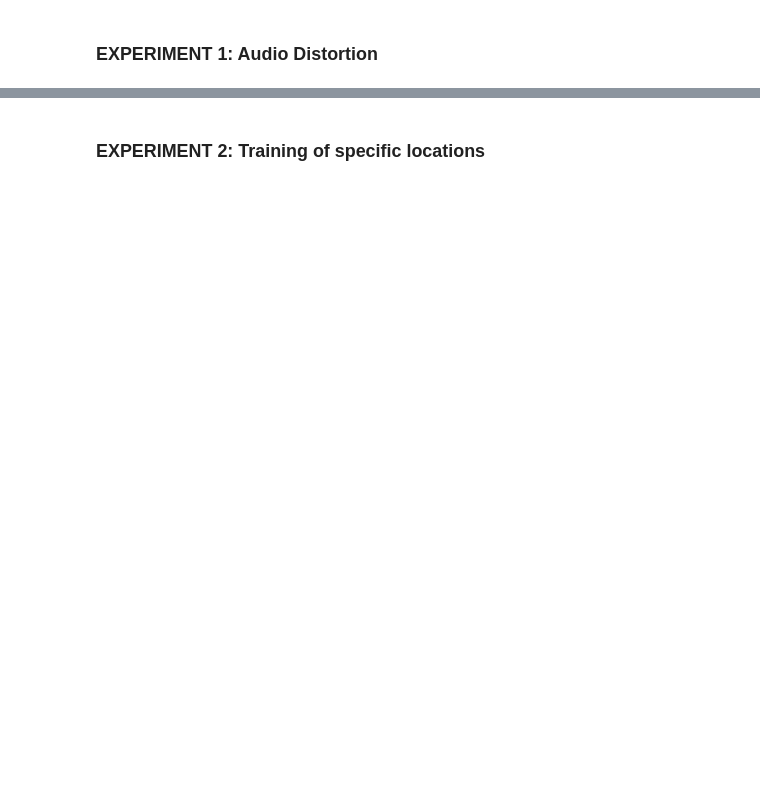
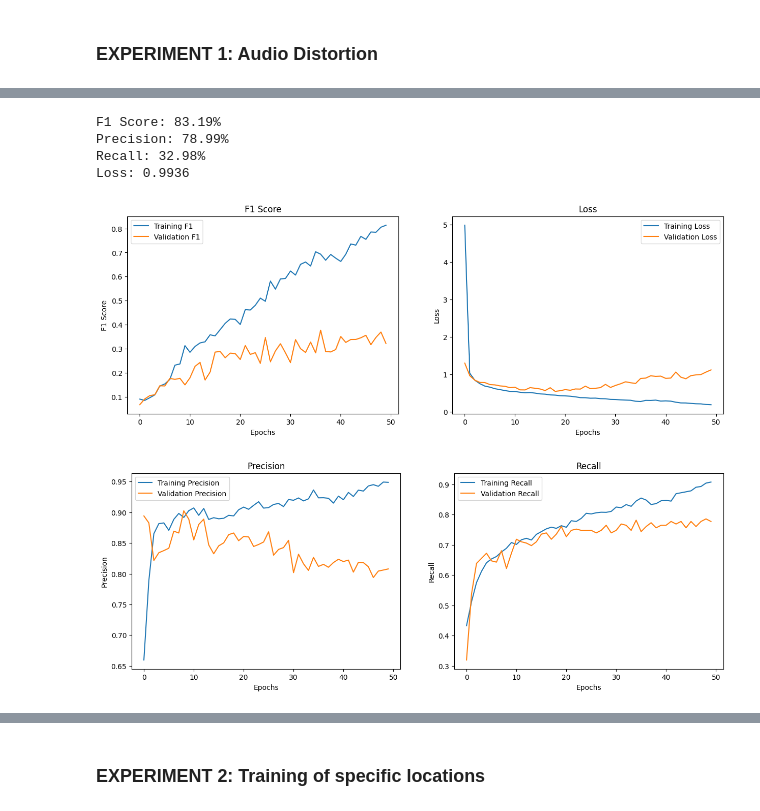
Before and after one commit to Kbeaty26/DS340-Project, a Jupyter notebook: projectCode.ipynb, the cells around one changed output, grey strips where cells are left out. Cells and saved outputs as stored; diff of their text form; code cells hidden in the pictures; blank space fills up the shorter version.

```diff
--- a/projectCode.ipynb
+++ b/projectCode.ipynb
@@ -738,3 +757,62 @@ Epoch 50/50
+# %%
+# plots for audio distortion model 1
+score = model_aug_1.evaluate(base_features_test, test_labels, batch_size=60, verbose=0)
+print(f"F1 Score: {score[1]:.2%}")
+print(f"Precision: {score[2]:.2%}")
+print(f"Recall: {score[3]:.2%}")
+print("Loss: {:.4f}".format(score[0]))
+
+# Plot F1 score and loss
+plt.figure(figsize=(15, 5))
+
+# F1 Score Plot
+plt.subplot(1, 2, 1)
+plt.title('F1 Score')
+plt.plot(history_aug_1.history['f1_score'], label='Training F1')
+plt.plot(history_aug_1.history['val_f1_score'], label='Validation F1')
+plt.xlabel('Epochs')
+plt.ylabel('F1 Score')
+plt.legend()
+
+# Loss Plot
+plt.subplot(1, 2, 2)
+plt.title('Loss')
+plt.plot(history_aug_1.history['loss'], label='Training Loss')
+plt.plot(history_aug_1.history['val_loss'], label='Validation Loss')
+plt.xlabel('Epochs')
+plt.ylabel('Loss')
+plt.legend()
+
+plt.show()
+
+plt.figure(figsize=(15, 5))
+
+# Precision Score Plot
+plt.subplot(1, 2, 1)
+plt.title('Precision')
+plt.plot(history_aug_1.history['precision_3'], label='Training Precision')
+plt.plot(history_aug_1.history['val_precision_3'], label='Validation Precision')
+plt.xlabel('Epochs')
+plt.ylabel('Precision')
+plt.legend()
+
+# Recall Score Plot
+plt.subplot(1, 2, 2)
+plt.title('Recall')
+plt.plot(history_aug_1.history['recall_3'], label='Training Recall')
+plt.plot(history_aug_1.history['val_recall_3'], label='Validation Recall')
+plt.xlabel('Epochs')
+plt.ylabel('Recall')
+plt.legend()
+
+plt.show()
+# %% [output]
+F1 Score: 83.19%
+Precision: 78.99%
+Recall: 32.98%
+Loss: 0.9936
+[figure, added]
+[figure, added]
 # %%
 # model 2 + augmented training set
 model_aug_2 = create_cnn_model2(input_shape=(aug_X_train.shape[1], aug_X_train.shape[2]), n_classes=9)
```
Also changed, not shown: parts of 24 cells of this notebook.
